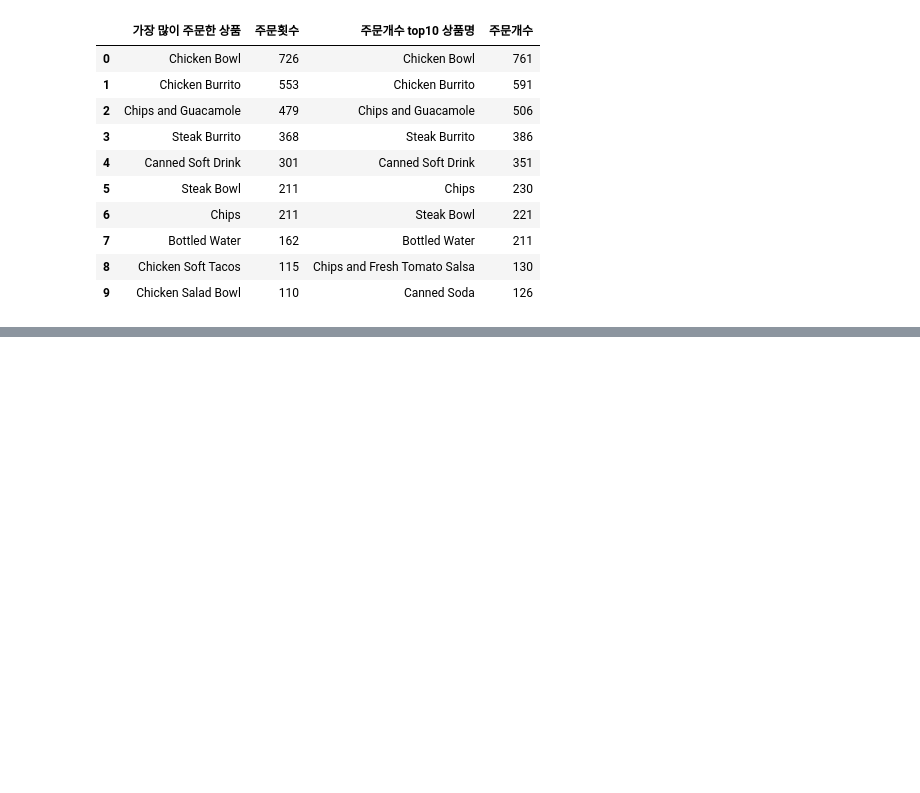
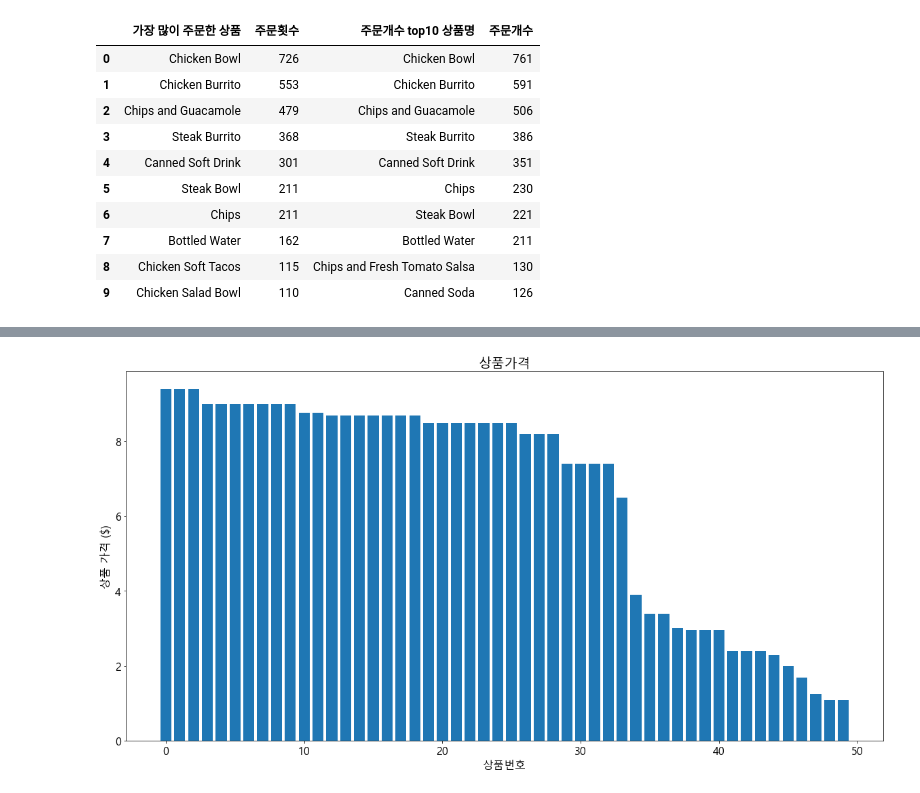
Before and after one commit to YoonJeongHyun/MachineLearning, a Jupyter notebook: 06_멕시코풍 프랜차이즈 Chipotle 주문 데이터 분석.ipynb, the cells around one changed output, grey strips where cells are left out. Saved outputs shown, nothing was run; the diff lists cells and outputs as text; code cells hidden in the pictures; blank space fills up the shorter version.

```diff
--- a/06_멕시코풍 프랜차이즈 Chipotle 주문 데이터 분석.ipynb
+++ b/06_멕시코풍 프랜차이즈 Chipotle 주문 데이터 분석.ipynb
@@ -330,0 +348,7 @@ df1
+# %%
+# 컬럼 단위 데이터에 apply 함수를 통해 전처리를 한다.
+# lambda : 먼저 lambda x에서 x에 데이터가 들어오게 된다.
+# 그 후 콜론(:)뒤에 있는 식을 수행하여 그 결과를 반환한다.
+# apply : lambda 식을 수행된 결과를 하나씩 쌓아서 Series로 반환한다.
+# lambda 식은 주어진 데이터의 수만큼 반복한다.
+chipo["item_price"] = chipo["item_price"].apply(lambda x : float(x[1:]))
@@ -337,0 +711,4 @@ df1
+# %%
+# 모든 주문 건수에 대한 상품 하나의 가격을 구한다.
+chipo["item_price2"]  = chipo["item_price"] / chipo["quantity"]
+chipo
@@ -337,0 +729,5 @@ df1
+# %%
+# 하나의 상품에 대해 여러가지 값이 존재하므로 최소값으로 결정하낟.
+# 각 상품별 최소값을 구한다.
+a1 = chipo.groupby("item_name")["item_price2"].min()
+a1
@@ -337,0 +752,17 @@ df1
+# %%
+# 시각화
+
+a1.sort_values(inplace=True, ascending=False)
+# 상품의 이름의 수만큼 들어있는 리스트 생성
+x_pos = np.arange(len(a1))
+
+# 가격을 y좌표
+y_pos = a1.values
+
+plt.bar(x_pos, y_pos, align="center")
+plt.xlabel("상품번호")
+plt.ylabel("상품 가격 ($)")
+plt.title("상품가격")
+plt.show()
+# %% [output]
+[figure, added]
```
Also changed, not shown: parts of 59 cells of this notebook, 1 other file.
